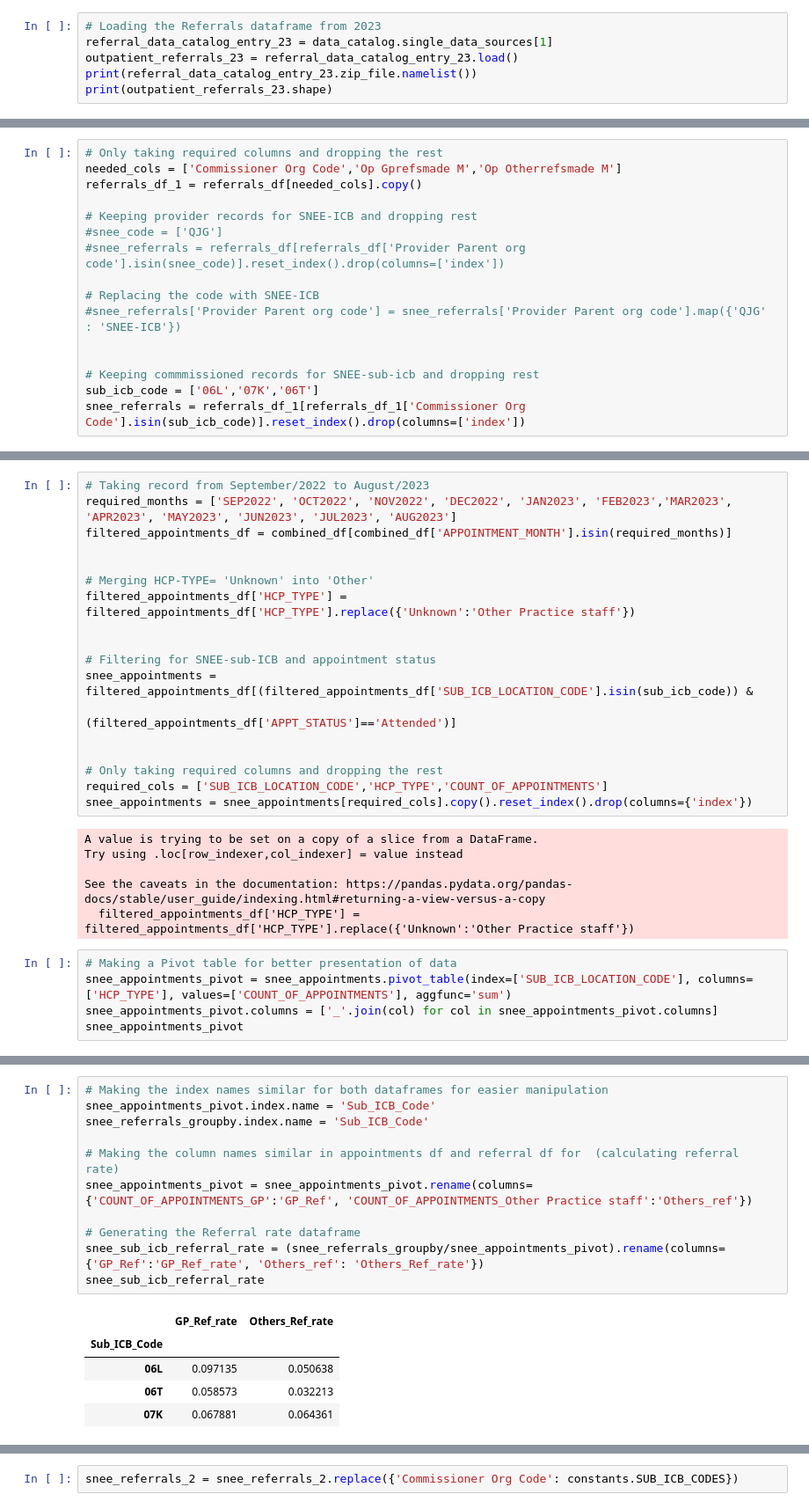
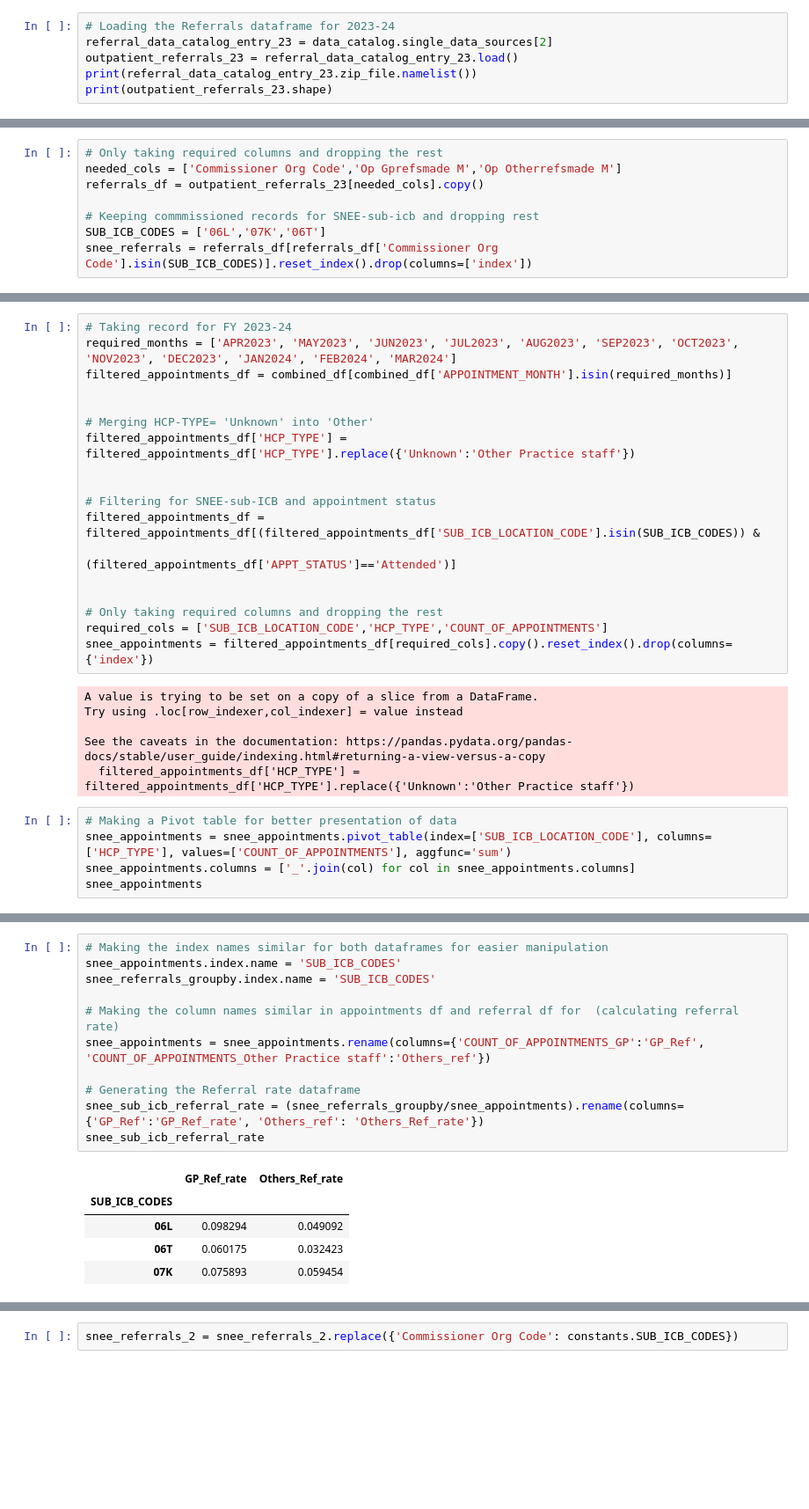
Before and after one commit to SNEE-ICS/PrimaryCareDemandAndCapacity, a Jupyter notebook: notebooks/1d_ReferralRate.ipynb, the cells around one changed output, grey strips where cells are left out. Shown at 88% size. Saved outputs shown, nothing was run; the diff lists cells and outputs as text; blank space fills up the shorter version.

```diff
--- a/notebooks/1d_ReferralRate.ipynb
+++ b/notebooks/1d_ReferralRate.ipynb
@@ -51,8 +49,8 @@ outpatient_referrals_22 = outpatient_referrals_22.drop(columns=['Unnamed: 13' ,
 ['Annual CSV 2022-23 including revisions Oct 22- Feb 23 final 1.csv']
 (97108, 16)
 # %%
-# Loading the Referrals dataframe from 2023
-referral_data_catalog_entry_23 = data_catalog.single_data_sources[1]
+# Loading the Referrals dataframe for 2023-24
+referral_data_catalog_entry_23 = data_catalog.single_data_sources[2]
 outpatient_referrals_23 = referral_data_catalog_entry_23.load()
 print(referral_data_catalog_entry_23.zip_file.namelist())
 print(outpatient_referrals_23.shape)
@@ -85,19 +71,11 @@ referrals_df.head()
 # %%
 # Only taking required columns and dropping the rest
 needed_cols = ['Commissioner Org Code','Op Gprefsmade M','Op Otherrefsmade M']
-referrals_df_1 = referrals_df[needed_cols].copy()
-
-# Keeping provider records for SNEE-ICB and dropping rest
-#snee_code = ['QJG']
-#snee_referrals = referrals_df[referrals_df['Provider Parent org code'].isin(snee_code)].reset_index().drop(columns=['index'])
-
-# Replacing the code with SNEE-ICB
-#snee_referrals['Provider Parent org code'] = snee_referrals['Provider Parent org code'].map({'QJG' : 'SNEE-ICB'})
-
+referrals_df = outpatient_referrals_23[needed_cols].copy()
 
 # Keeping commmissioned records for SNEE-sub-icb and dropping rest
-sub_icb_code = ['06L','07K','06T']
-snee_referrals = referrals_df_1[referrals_df_1['Commissioner Org Code'].isin(sub_icb_code)].reset_index().drop(columns=['index'])
+SUB_ICB_CODES = ['06L','07K','06T']
+snee_referrals = referrals_df[referrals_df['Commissioner Org Code'].isin(SUB_ICB_CODES)].reset_index().drop(columns=['index'])
 # %%
 snee_referrals_groupby = snee_referrals.rename(columns={'Op Gprefsmade M':'GP_Ref', 'Op Otherrefsmade M':'Others_ref'}).groupby(['Commissioner Org Code']).sum()
 snee_referrals_groupby
@@ -131,8 +109,8 @@ combined_df.head()
 | 3 | 02T | E38000025 | NHS West Yorkshire ICB - 02T | E54000054 | NHS West Yorkshire Integrated Car... | ... |
 | 4 | 02T | E38000025 | NHS West Yorkshire ICB - 02T | E54000054 | NHS West Yorkshire Integrated Car... | ... |
 # %%
-# Taking record from September/2022 to August/2023
-required_months = ['SEP2022', 'OCT2022', 'NOV2022', 'DEC2022', 'JAN2023', 'FEB2023','MAR2023', 'APR2023', 'MAY2023', 'JUN2023', 'JUL2023', 'AUG2023']
+# Taking record for FY 2023-24
+required_months = ['APR2023', 'MAY2023', 'JUN2023', 'JUL2023', 'AUG2023', 'SEP2023', 'OCT2023', 'NOV2023', 'DEC2023', 'JAN2024', 'FEB2024', 'MAR2024']
 filtered_appointments_df = combined_df[combined_df['APPOINTMENT_MONTH'].isin(required_months)]
 
 
@@ -141,13 +119,13 @@ filtered_appointments_df['HCP_TYPE'] = filtered_appointments_df['HCP_TYPE'].repl
 
 
 # Filtering for SNEE-sub-ICB and appointment status
-snee_appointments = filtered_appointments_df[(filtered_appointments_df['SUB_ICB_LOCATION_CODE'].isin(sub_icb_code)) &
+filtered_appointments_df = filtered_appointments_df[(filtered_appointments_df['SUB_ICB_LOCATION_CODE'].isin(SUB_ICB_CODES)) &
                                                 (filtered_appointments_df['APPT_STATUS']=='Attended')]
 
 
 # Only taking required columns and dropping the rest
 required_cols = ['SUB_ICB_LOCATION_CODE','HCP_TYPE','COUNT_OF_APPOINTMENTS']
-snee_appointments = snee_appointments[required_cols].copy().reset_index().drop(columns={'index'})
+snee_appointments = filtered_appointments_df[required_cols].copy().reset_index().drop(columns={'index'})
 # %% [output]
 A value is trying to be set on a copy of a slice from a DataFrame.
 Try using .loc[row_indexer,col_indexer] = value instead
@@ -156,9 +134,9 @@ See the caveats in the documentation: https://pandas.pydata.org/pandas-docs/stab
   filtered_appointments_df['HCP_TYPE'] = filtered_appointments_df['HCP_TYPE'].replace({'Unknown':'Other Practice staff'})
 # %%
 # Making a Pivot table for better presentation of data
-snee_appointments_pivot = snee_appointments.pivot_table(index=['SUB_ICB_LOCATION_CODE'], columns=['HCP_TYPE'], values=['COUNT_OF_APPOINTMENTS'], aggfunc='sum')
-snee_appointments_pivot.columns = ['_'.join(col) for col in snee_appointments_pivot.columns]
-snee_appointments_pivot
+snee_appointments = snee_appointments.pivot_table(index=['SUB_ICB_LOCATION_CODE'], columns=['HCP_TYPE'], values=['COUNT_OF_APPOINTMENTS'], aggfunc='sum')
+snee_appointments.columns = ['_'.join(col) for col in snee_appointments.columns]
+snee_appointments
 # %% [output]
 |  | COUNT_OF_APPOINTMENTS_GP | COUNT_OF_APPOINTMENTS_Other Pract... |
 | SUB_ICB_LOCATION_CODE |  |  |
@@ -170,18 +148,18 @@ snee_appointments_pivot
 # %%
 # Making the index names similar for both dataframes for easier manipulation
-snee_appointments_pivot.index.name = 'Sub_ICB_Code'
-snee_referrals_groupby.index.name = 'Sub_ICB_Code'
+snee_appointments.index.name = 'SUB_ICB_CODES'
+snee_referrals_groupby.index.name = 'SUB_ICB_CODES'
 
 # Making the column names similar in appointments df and referral df for  (calculating referral rate)
-snee_appointments_pivot = snee_appointments_pivot.rename(columns={'COUNT_OF_APPOINTMENTS_GP':'GP_Ref', 'COUNT_OF_APPOINTMENTS_Other Practice staff':'Others_ref'})
+snee_appointments = snee_appointments.rename(columns={'COUNT_OF_APPOINTMENTS_GP':'GP_Ref', 'COUNT_OF_APPOINTMENTS_Other Practice staff':'Others_ref'})
 
 # Generating the Referral rate dataframe
-snee_sub_icb_referral_rate = (snee_referrals_groupby/snee_appointments_pivot).rename(columns={'GP_Ref':'GP_Ref_rate', 'Others_ref': 'Others_Ref_rate'})
+snee_sub_icb_referral_rate = (snee_referrals_groupby/snee_appointments).rename(columns={'GP_Ref':'GP_Ref_rate', 'Others_ref': 'Others_Ref_rate'})
 snee_sub_icb_referral_rate
 # %% [output]
 |  | GP_Ref_rate | Others_Ref_rate |
-| Sub_ICB_Code |  |  |
-| 06L | 0.097135 | 0.050638 |
-| 06T | 0.058573 | 0.032213 |
-| 07K | 0.067881 | 0.064361 |
+| SUB_ICB_CODES |  |  |
+| 06L | 0.098294 | 0.049092 |
+| 06T | 0.060175 | 0.032423 |
+| 07K | 0.075893 | 0.059454 |
 # %% [markdown]
```
Also changed, not shown: parts of 21 cells of this notebook, 10 other files.
